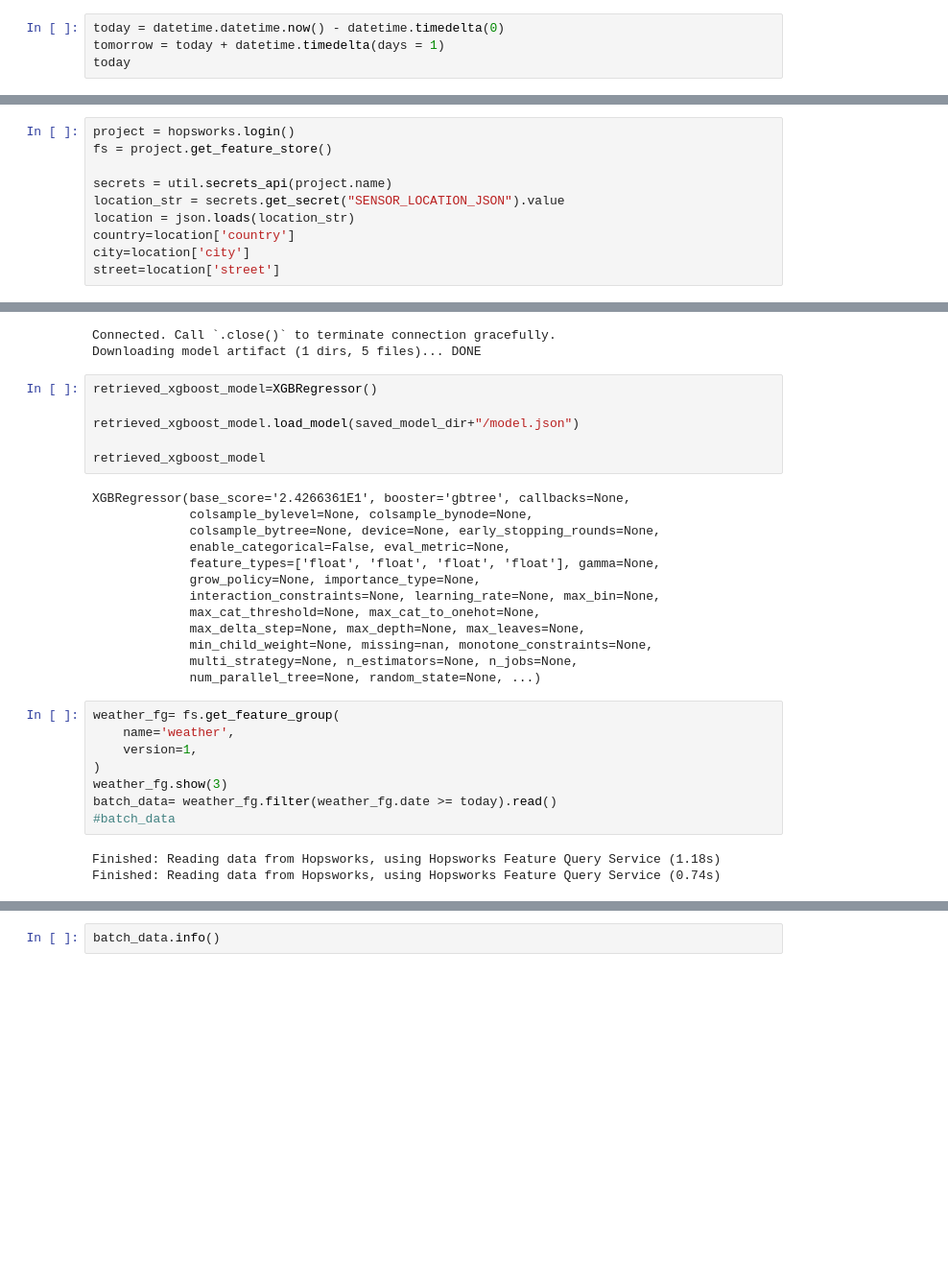
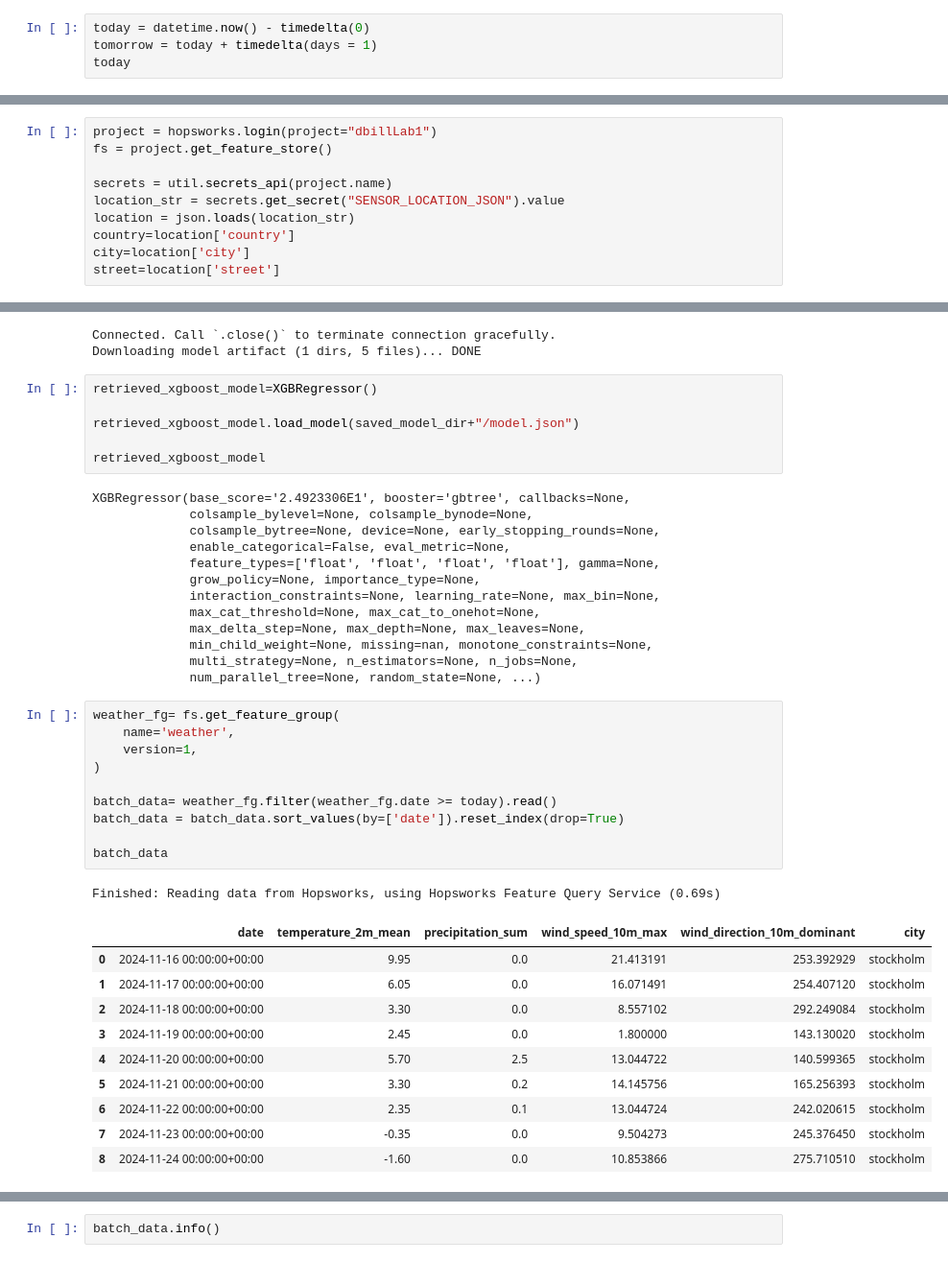
Before and after one commit to desireebill/air-quality-prediction-service, a Jupyter notebook: 4-batch-inference-pipeline.ipynb, the cells around one changed output, grey strips where cells are left out. Shown at 96% size. Drawn from its saved outputs; the diff is of its cells as text; blank space fills up the shorter version.

```diff
--- a/4-batch-inference-pipeline.ipynb
+++ b/4-batch-inference-pipeline.ipynb
@@ -9,7 +9,7 @@ import os
 # %% [markdown]
 download the model, then download the next 7 days weather forecast -make prediction, and dashboard
 # %%
-today = datetime.datetime.now() - datetime.timedelta(0)
-tomorrow = today + datetime.timedelta(days = 1)
+today = datetime.now() - timedelta(0)
+tomorrow = today + timedelta(days = 1)
 today
 # %% [output]
@@ -17,5 +17,5 @@ datetime.datetime(2024, 11, 13, 13, 39, 37, 256888)
 # %%
-project = hopsworks.login()
+project = hopsworks.login(project="dbillLab1")
 fs = project.get_feature_store()
 
 secrets = util.secrets_api(project.name)
@@ -57,7 +57,7 @@ retrieved_xgboost_model.load_model(saved_model_dir+"/model.json")
 
 retrieved_xgboost_model
 # %% [output]
-XGBRegressor(base_score='2.4266361E1', booster='gbtree', callbacks=None,
+XGBRegressor(base_score='2.4923306E1', booster='gbtree', callbacks=None,
              colsample_bylevel=None, colsample_bynode=None,
              colsample_bytree=None, device=None, early_stopping_rounds=None,
              enable_categorical=False, eval_metric=None,
@@ -72,11 +72,22 @@ XGBRegressor(base_score='2.4266361E1', booster='gbtree', callbacks=None,
 # %%
 weather_fg= fs.get_feature_group(
     name='weather',
     version=1,
 )
-weather_fg.show(3)
+
 batch_data= weather_fg.filter(weather_fg.date >= today).read()
-#batch_data
+batch_data = batch_data.sort_values(by=['date']).reset_index(drop=True)
+
+batch_data
 # %% [output]
-Finished: Reading data from Hopsworks, using Hopsworks Feature Query Service (1.18s)
-Finished: Reading data from Hopsworks, using Hopsworks Feature Query Service (0.74s)
+Finished: Reading data from Hopsworks, using Hopsworks Feature Query Service (0.69s)
+|  | date | temperature_2m_mean | precipitation_sum | wind_speed_10m_max | wind_direction_10m_dominant | city |
+| 0 | 2024-11-16 00:00:00+00:00 | 9.95 | 0.0 | 21.413191 | 253.392929 | stockholm |
+| 1 | 2024-11-17 00:00:00+00:00 | 6.05 | 0.0 | 16.071491 | 254.407120 | stockholm |
+| 2 | 2024-11-18 00:00:00+00:00 | 3.30 | 0.0 | 8.557102 | 292.249084 | stockholm |
+| 3 | 2024-11-19 00:00:00+00:00 | 2.45 | 0.0 | 1.800000 | 143.130020 | stockholm |
+| 4 | 2024-11-20 00:00:00+00:00 | 5.70 | 2.5 | 13.044722 | 140.599365 | stockholm |
+| 5 | 2024-11-21 00:00:00+00:00 | 3.30 | 0.2 | 14.145756 | 165.256393 | stockholm |
+| 6 | 2024-11-22 00:00:00+00:00 | 2.35 | 0.1 | 13.044724 | 242.020615 | stockholm |
+| 7 | 2024-11-23 00:00:00+00:00 | -0.35 | 0.0 | 9.504273 | 245.376450 | stockholm |
+| 8 | 2024-11-24 00:00:00+00:00 | -1.60 | 0.0 | 10.853866 | 275.710510 | stockholm |
```
Also changed, not shown: parts of 5 cells of this notebook, 1 other file.
